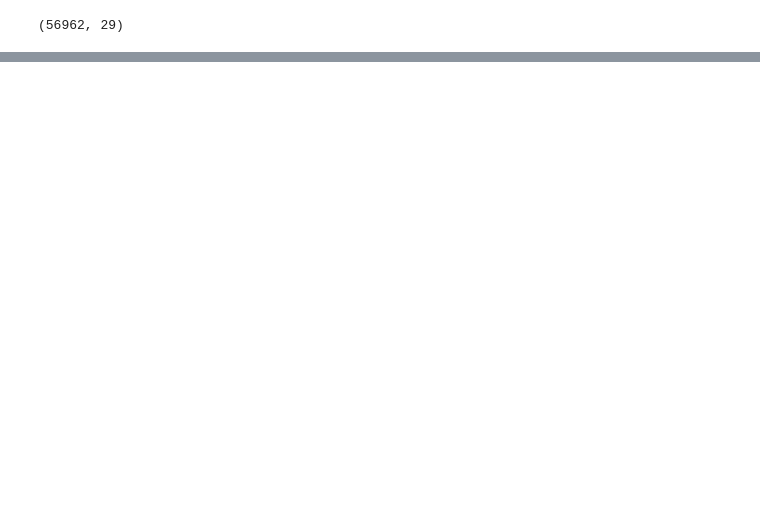
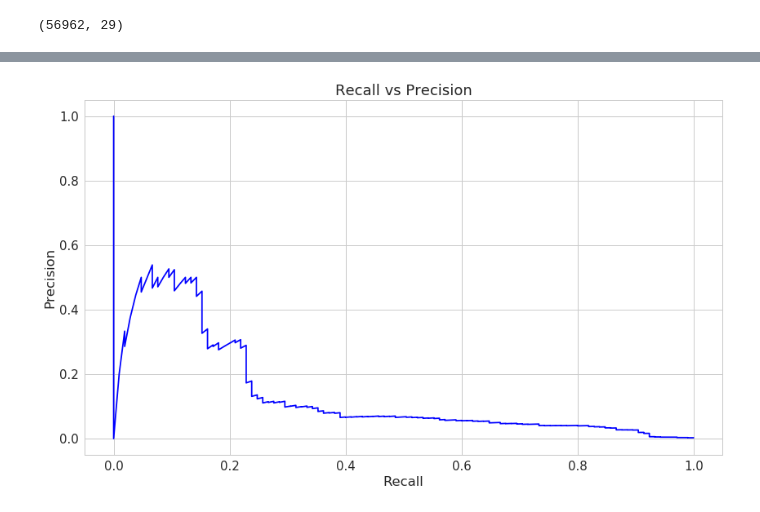
Before and after one commit to heegd/Autoencoder, a Jupyter notebook: Autoencoder.ipynb, the cells around one changed output, grey strips where cells are left out. Saved outputs shown, nothing was run; the diff lists cells and outputs as text; code cells hidden in the pictures; blank space fills up the shorter version.

```diff
--- a/Autoencoder.ipynb
+++ b/Autoencoder.ipynb
@@ -299,0 +400,9 @@ ax.set_xlabel('Error');
+# %%
+precision, recall, thresholds = precision_recall_curve(results['class'], results['error'])
+plt.plot(recall, precision, 'b', label='Precision-Recall curve')
+plt.title('Recall vs Precision')
+plt.xlabel('Recall')
+plt.ylabel('Precision')
+plt.show()
+# %% [output]
+[figure, added]
```
Also changed, not shown: parts of 24 cells of this notebook.
